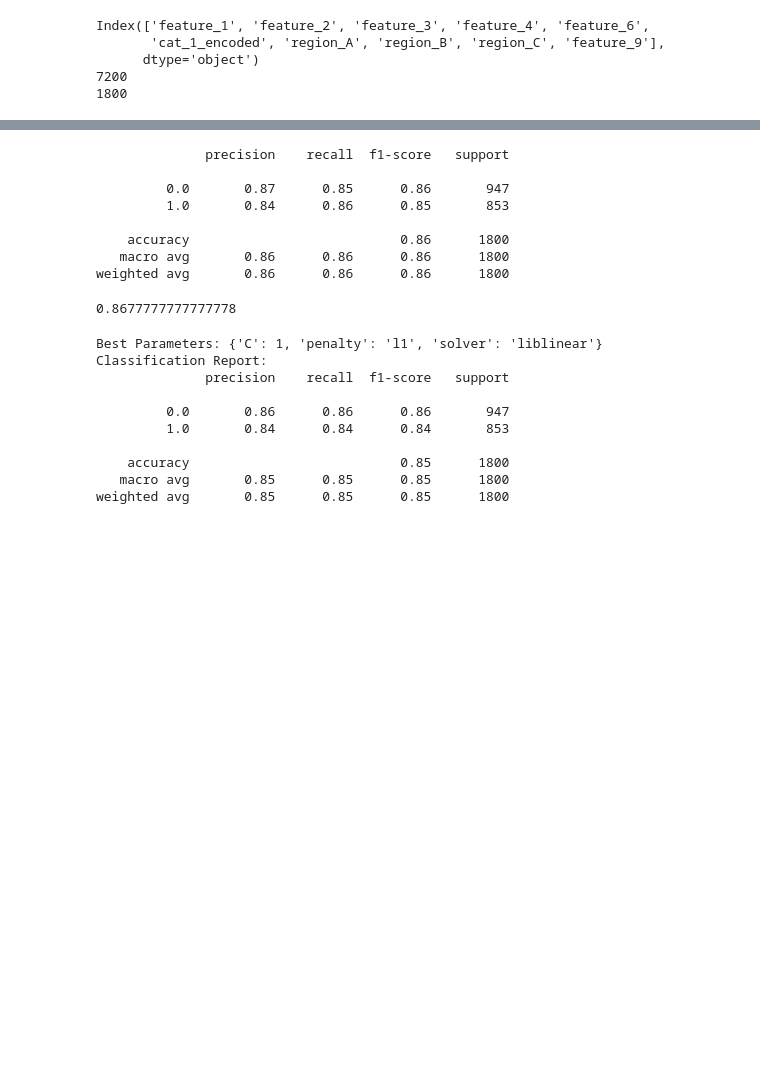
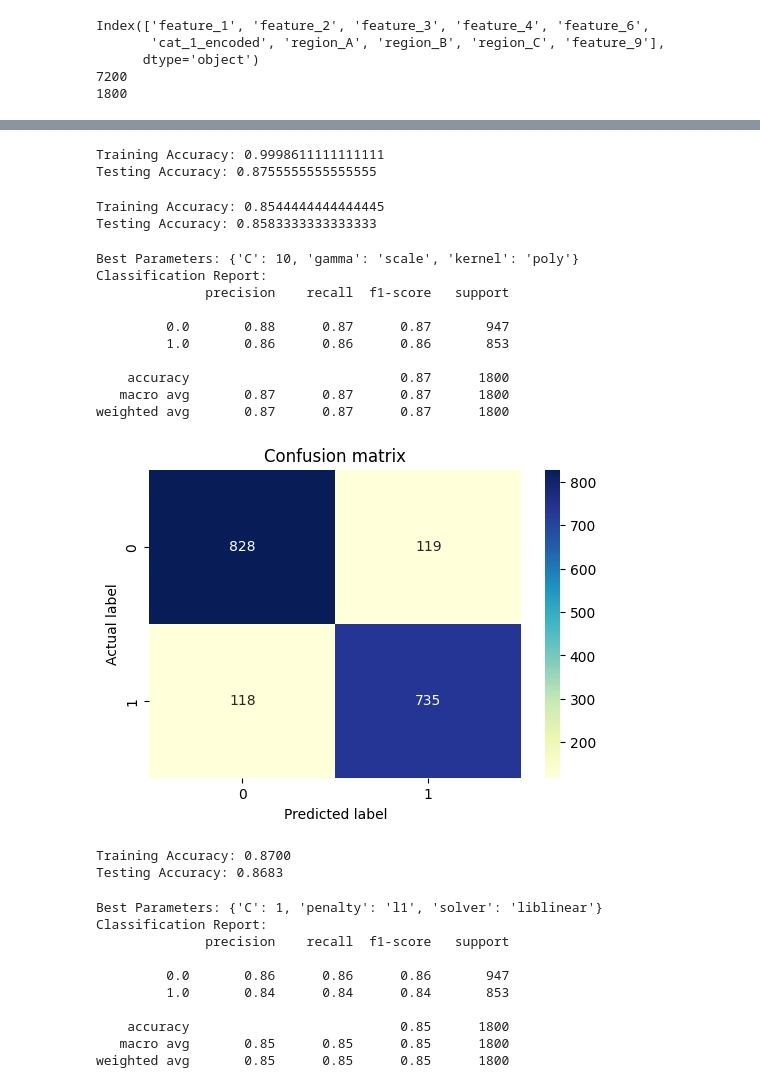
Before and after one commit to Montasir00/Ml_final_project, a Jupyter notebook: Final_Project.ipynb, the cells around one changed output, grey strips where cells are left out. Saved outputs shown, nothing was run; the diff lists cells and outputs as text; code cells hidden in the pictures; blank space fills up the shorter version.

```diff
--- a/Final_Project.ipynb
+++ b/Final_Project.ipynb
@@ -625,25 +626,61 @@ Testing Accuracy: 0.8767
-# %%
-svm_model = SVC(kernel='linear')
-svm_model.fit(X_train,y_train)
-y_pred = svm_model.predict(X_test)
-print(classification_report(y_test,y_pred))
-# %% [output]
-              precision    recall  f1-score   support
-
-         0.0       0.87      0.85      0.86       947
-         1.0       0.84      0.86      0.85       853
-
-    accuracy                           0.86      1800
-   macro avg       0.86      0.86      0.86      1800
-weighted avg       0.86      0.86      0.86      1800
-# %%
-param_grid = {'C': [0.1, 1, 10], 'kernel': ['linear', 'rbf', 'poly']}
-grid_search = GridSearchCV(SVC(), param_grid, cv=5)
-grid_search.fit(X_train, y_train)
-best_svm = grid_search.best_estimator_
-best_svm.score(X_test, y_test)
-# %% [output]
-0.8677777777777778
+# %%
+# default Random Forest
+rf_default = RandomForestClassifier(random_state=42)
+rf_default.fit(X_train, y_train)
+
+y_train_pred = rf_default.predict(X_train)
+
+y_test_pred = rf_default.predict(X_test)
+
+train_accuracy = accuracy_score(y_train, y_train_pred)
+test_accuracy = accuracy_score(y_test, y_test_pred)
+
+print(f"Training Accuracy: {train_accuracy}")
+print(f"Testing Accuracy: {test_accuracy}")
+# %% [output]
+Training Accuracy: 0.9998611111111111
+Testing Accuracy: 0.8755555555555555
+# %%
+# default SVM
+svm_default = SVC(random_state=42)
+svm_default.fit(X_train, y_train)
+svm_default_predictions = svm_default.predict(X_test)
+
+y_train_pred = svm_default.predict(X_train)
+
+y_test_pred = svm_default.predict(X_test)
+
+train_accuracy = accuracy_score(y_train, y_train_pred)
+test_accuracy = accuracy_score(y_test, y_test_pred)
+
+print(f"Training Accuracy: {train_accuracy}")
+print(f"Testing Accuracy: {test_accuracy}")
+# %% [output]
+Training Accuracy: 0.8544444444444445
+Testing Accuracy: 0.8583333333333333
+# %%
+# SVM with tunning
+svm_param_grid = {
+    'C': [0.1, 1, 10],  # Regularization parameter
+    'kernel': ['linear', 'rbf', 'poly'],  # Kernel function
+    'gamma': ['scale', 'auto',],  # Kernel coefficient for 'rbf', 'poly'
+}
+svm = evaluate_model(SVC(random_state=42),svm_param_grid,X_train,y_train,X_test,y_test)
+check_overfitting(svm, X_train, y_train, X_test, y_test)
+# %% [output]
+Best Parameters: {'C': 10, 'gamma': 'scale', 'kernel': 'poly'}
+Classification Report:
+              precision    recall  f1-score   support
+
+         0.0       0.88      0.87      0.87       947
+         1.0       0.86      0.86      0.86       853
+
+    accuracy                           0.87      1800
+   macro avg       0.87      0.87      0.87      1800
+weighted avg       0.87      0.87      0.87      1800
+[figure, added]
+Training Accuracy: 0.8700
+Testing Accuracy: 0.8683
 # %%
 # Example usage for Logistic Regression
 lr_param_grid = {
```
Also changed, not shown: parts of 7 cells of this notebook.
